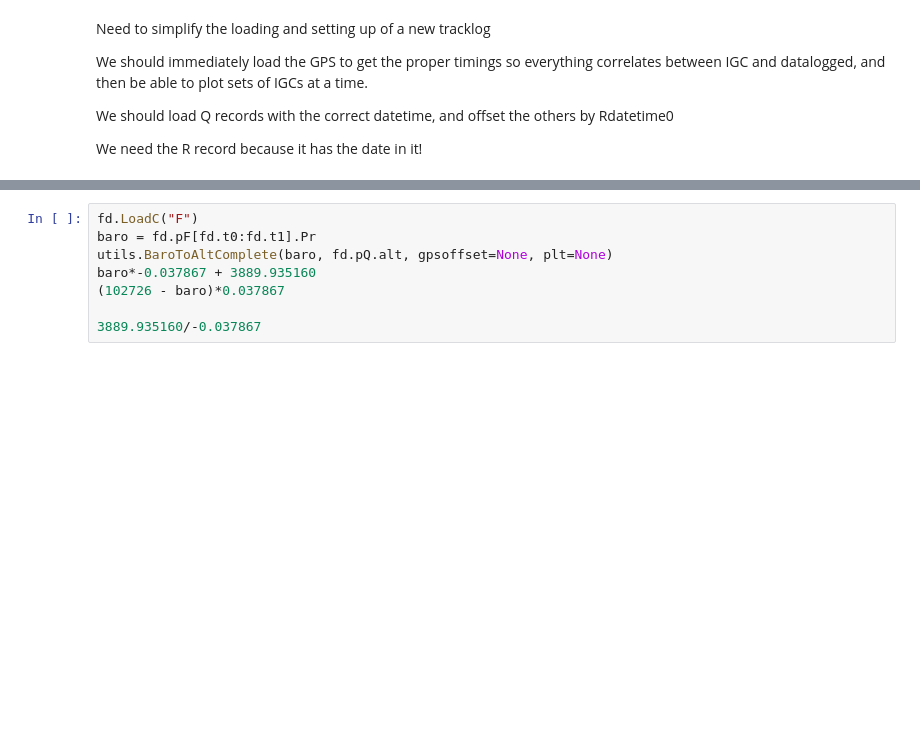
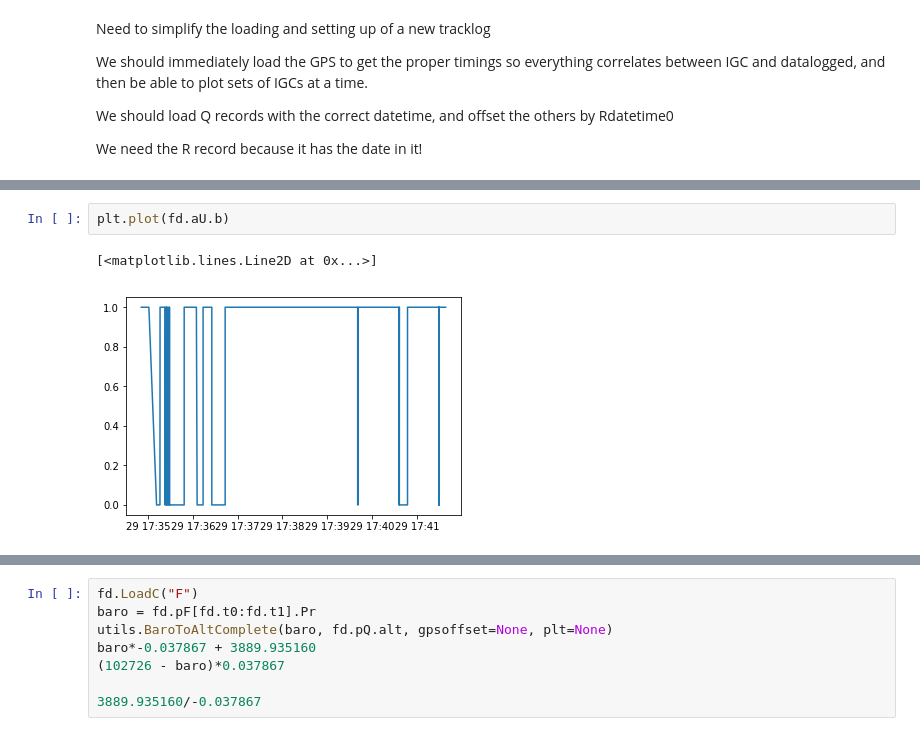
Before and after one commit to Future-Hangglider/hacktrack, a Jupyter notebook: display_function_development.ipynb, the cells around one changed output, grey strips where cells are left out. Drawn from its saved outputs; the diff is of its cells as text; blank space fills up the shorter version.

```diff
--- a/display_function_development.ipynb
+++ b/display_function_development.ipynb
@@ -26,0 +102,5 @@ Done:
+# %%
+plt.plot(fd.aU.b)
+# %% [output]
+[<matplotlib.lines.Line2D at 0x...>]
+[figure, added]
```
Also changed, not shown: parts of 27 cells of this notebook, 6 other files.
